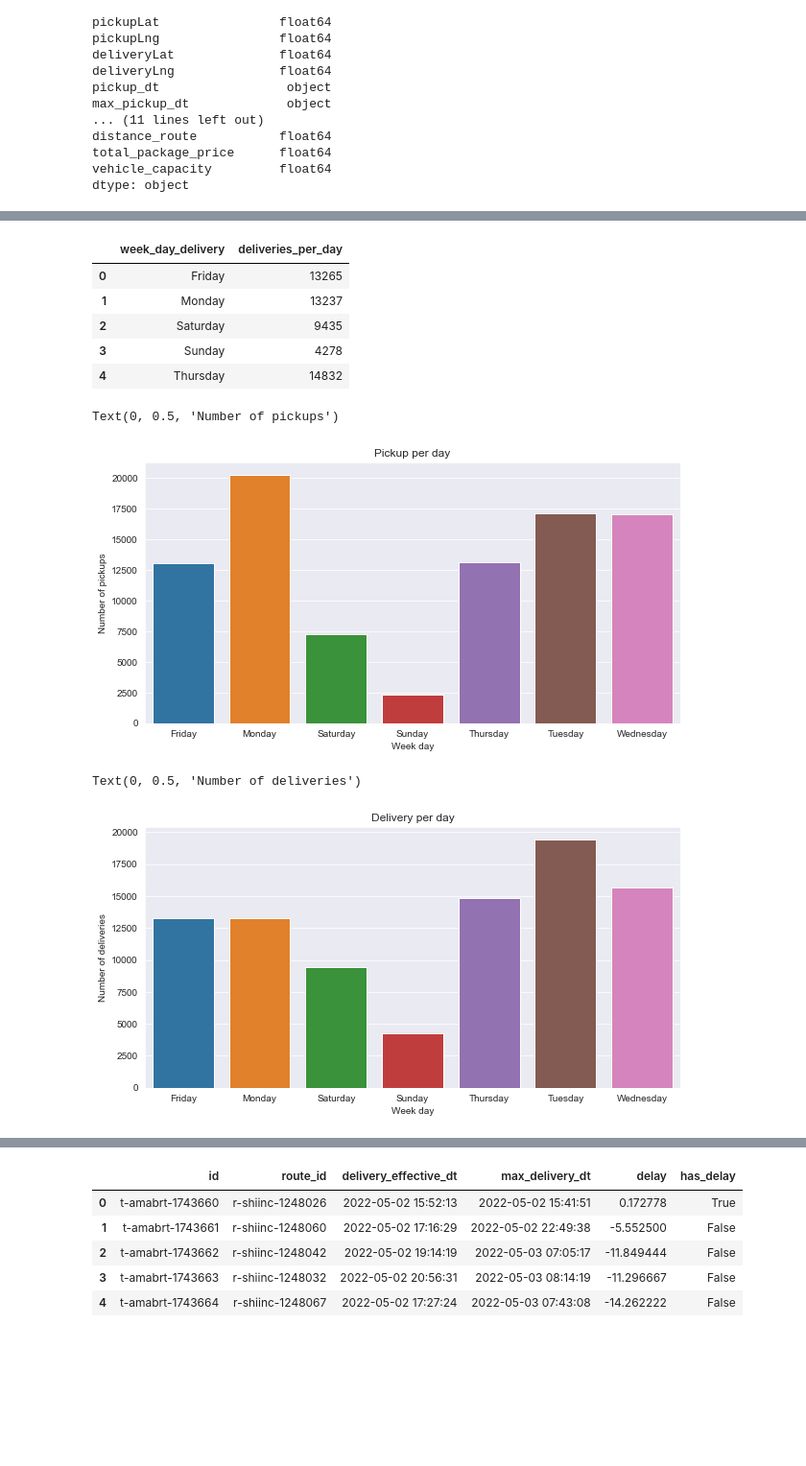
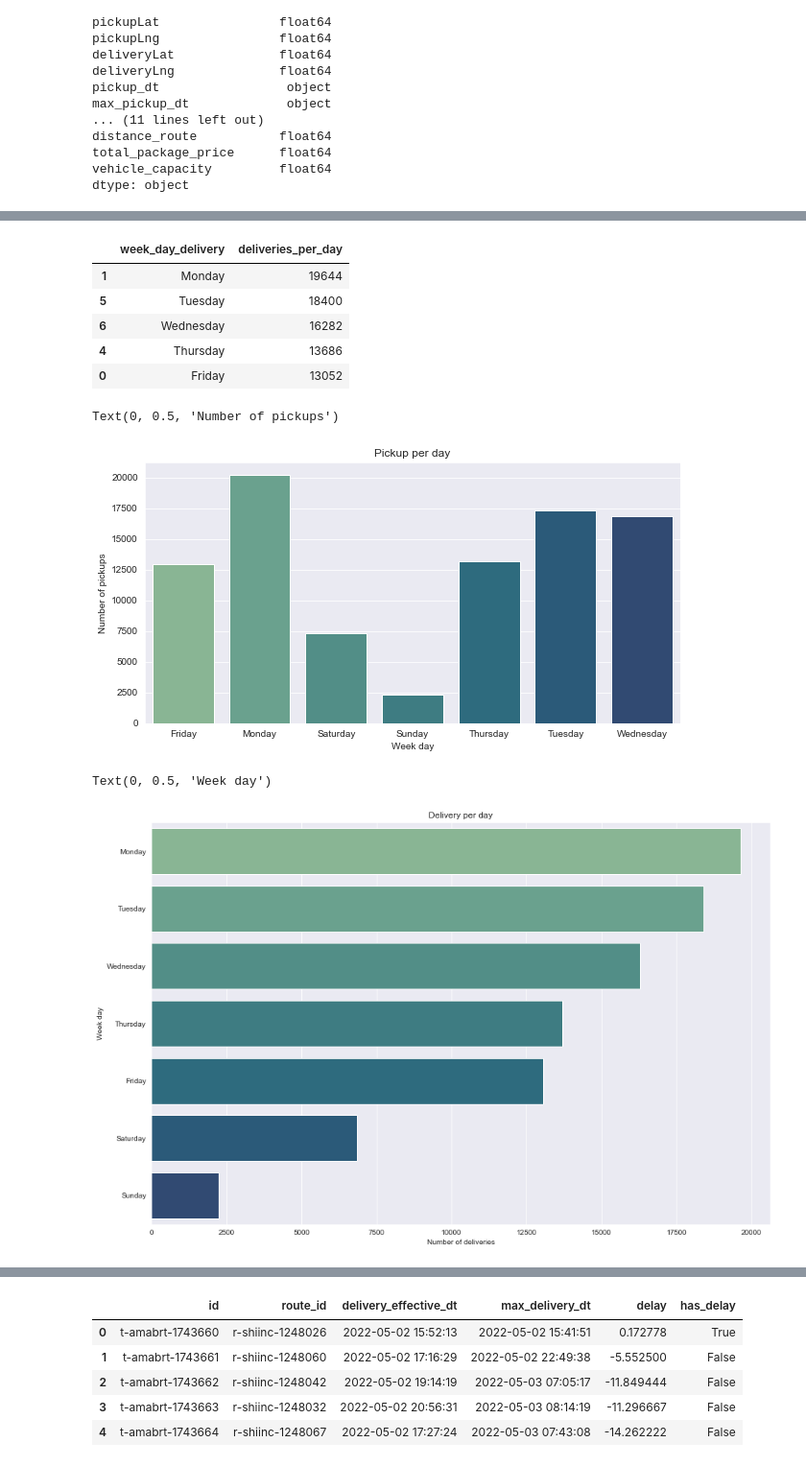
Before and after one commit to AlexVelezLl/ProyectoICD, a Jupyter notebook: notebooks/preguntas_valeria.ipynb, the cells around one changed output, grey strips where cells are left out. Shown: that part at 96% size. Cells and saved outputs as stored; diff of their text form; code cells hidden in the pictures; blank space fills up the shorter version.

```diff
--- a/notebooks/preguntas_valeria.ipynb
+++ b/notebooks/preguntas_valeria.ipynb
@@ -26,10 +27,10 @@ total_package_price      float64
 vehicle_capacity         float64
 dtype: object
 # %%
-df['pickup_dt'] = pd.to_datetime(df['pickup_dt'])
-df['delivery_dt'] = pd.to_datetime(df['delivery_dt'])
-df['week_day_pickup'] = df['pickup_dt'].dt.day_name()
-df['week_day_delivery'] = df['delivery_dt'].dt.day_name()
+df['pickup_arrival_dt'] = pd.to_datetime(df['pickup_arrival_dt']).dt.tz_localize('UTC').dt.tz_convert('America/Fortaleza')
+df['delivery_arrival_dt'] = pd.to_datetime(df['delivery_arrival_dt']).dt.tz_localize('UTC').dt.tz_convert('America/Fortaleza')
+df['week_day_pickup'] = df['pickup_arrival_dt'].dt.day_name()
+df['week_day_delivery'] = df['delivery_arrival_dt'].dt.day_name()
 # %%
 pickup_per_day = df.groupby('week_day_pickup')['id'].count().reset_index()
 pickup_per_day.columns = ['week_day_pickup', 'pickups_per_day']
@@ -44,33 +45,35 @@ pickup_per_day.head()
 # %%
 deliveries_per_day = df.groupby('week_day_delivery')['id'].count().reset_index()
 deliveries_per_day.columns = ['week_day_delivery', 'deliveries_per_day']
+# sort by week_day_delivery
+deliveries_per_day = deliveries_per_day.sort_values(by='deliveries_per_day', ascending=False)
 deliveries_per_day.head()
 # %% [output]
 |  | week_day_delivery | deliveries_per_day |
-| 0 | Friday | 13265 |
-| 1 | Monday | 13237 |
-| 2 | Saturday | 9435 |
-| 3 | Sunday | 4278 |
-| 4 | Thursday | 14832 |
+| 1 | Monday | 19644 |
+| 5 | Tuesday | 18400 |
+| 6 | Wednesday | 16282 |
+| 4 | Thursday | 13686 |
+| 0 | Friday | 13052 |
 # %%
 # barplot og week_day_pickup
 sns.set_style('darkgrid')
 fig, ax = plt.subplots(figsize=(10, 5))
-sns.barplot(x='week_day_pickup', y='pickups_per_day', data=pickup_per_day, ax=ax)
+sns.barplot(x='week_day_pickup', y='pickups_per_day', data=pickup_per_day, ax=ax, palette='crest')
 ax.set_title('Pickup per day')
 ax.set_xlabel('Week day')
 ax.set_ylabel('Number of pickups')
 # %% [output]
 Text(0, 0.5, 'Number of pickups')
-[figure, old version]
+[figure, new version]
 # %%
 # bar plot of week_day_delivery
-fig, ax = plt.subplots(figsize=(10, 5))
-sns.barplot(x='week_day_delivery', y='deliveries_per_day', data=deliveries_per_day, ax=ax)
+fig, ax = plt.subplots(figsize=(15, 10))
+sns.barplot(x='deliveries_per_day', y='week_day_delivery', data=deliveries_per_day, ax=ax,  palette='crest')
 ax.set_title('Delivery per day')
-ax.set_xlabel('Week day')
-ax.set_ylabel('Number of deliveries')
+ax.set_xlabel('Number of deliveries')
+ax.set_ylabel('Week day')
 # %% [output]
-Text(0, 0.5, 'Number of deliveries')
+Text(0, 0.5, 'Week day')
-[figure, old version]
+[figure, new version]
 # %%
```
Also changed, not shown: parts of 10 cells of this notebook, 1 other file.
